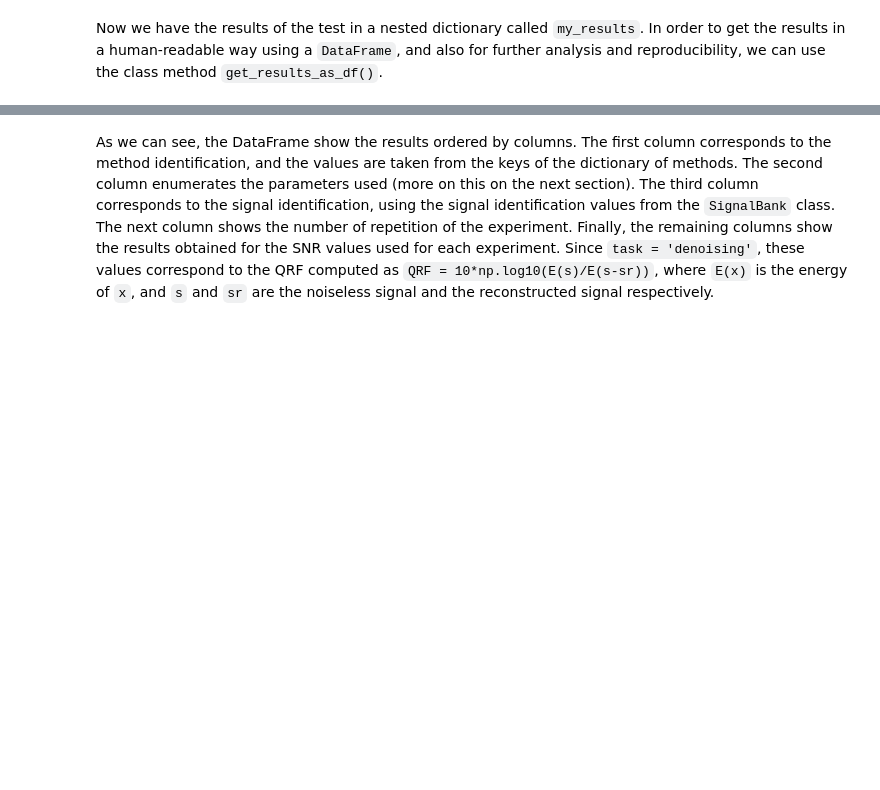
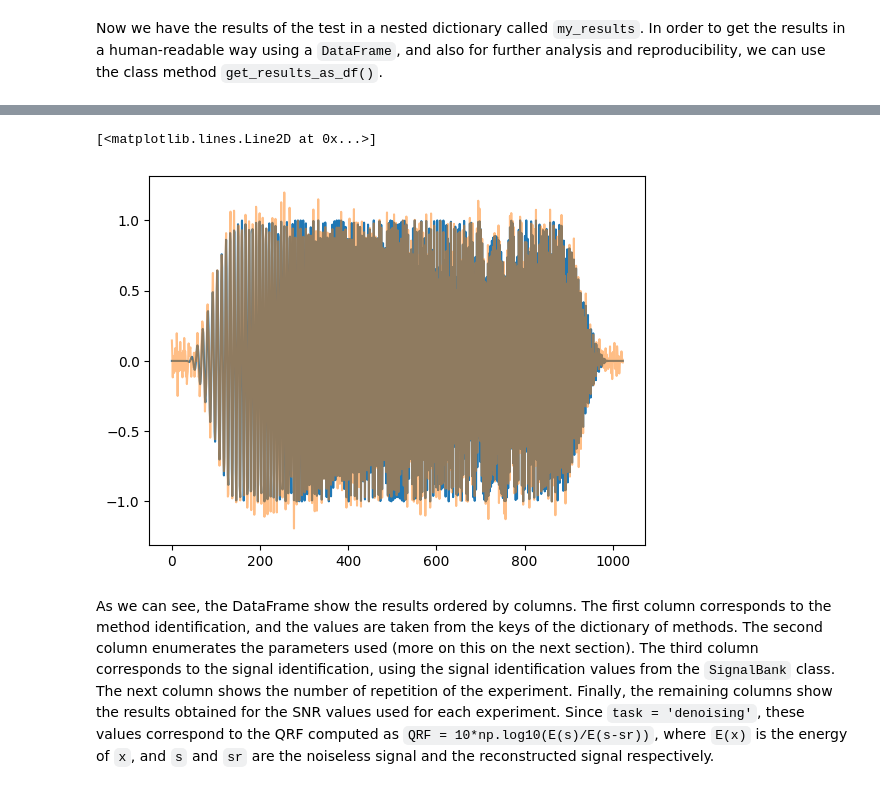
Before and after one commit to jmiramont/mcsm-benchs, a Jupyter notebook: notebooks/demo_benchmark.ipynb, the cells around one changed output, grey strips where cells are left out. Saved outputs shown, nothing was run; the diff lists cells and outputs as text; code cells hidden in the pictures; blank space fills up the shorter version.

```diff
--- a/notebooks/demo_benchmark.ipynb
+++ b/notebooks/demo_benchmark.ipynb
@@ -114,3 +129,17 @@ results_df
+# %%
+sb = SignalBank(N=1024)
+s = sb.signal_linear_chirp()
+noise = np.random.randn(1024)
+x = Benchmark.sigmerge(s, noise, 15)
+
+xr = spectrogram_thresholding(x,1.0,'hard')
+
+fig,ax = plt.subplots(1,1)
+ax.plot(s)
+ax.plot(xr,alpha=0.5)
+# %% [output]
+[<matplotlib.lines.Line2D at 0x...>]
+[figure, added]
 # %% [markdown]
 As we can see, the DataFrame show the results ordered by columns. The first column corresponds to the method identification, and the values are taken from the keys of the dictionary of methods. The second column enumerates the parameters used (more on this on the next section). The third column corresponds to the signal identification, using the signal identification values from the `SignalBank` class. The next column shows the number of repetition of the experiment. Finally, the remaining columns show the results obtained for the SNR values used for each experiment. Since `task = 'denoising'`, these values correspond to the QRF computed as `QRF = 10*np.log10(E(s)/E(s-sr))`, where `E(x)` is the energy of `x`, and `s` and `sr` are the noiseless signal and the reconstructed signal respectively.
 # %% [markdown]
```
Also changed, not shown: parts of 15 cells of this notebook, 4 other files.
